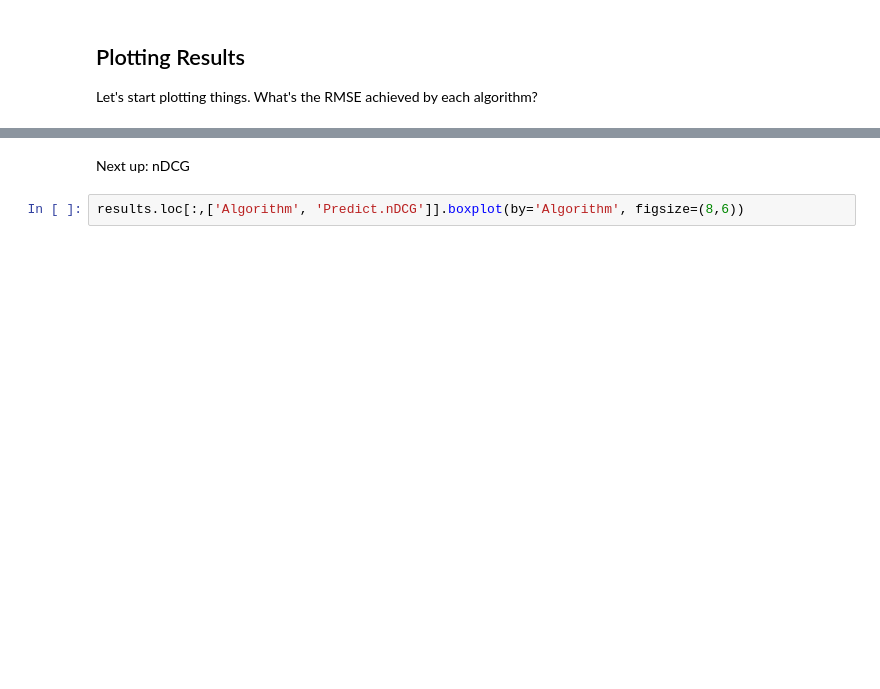
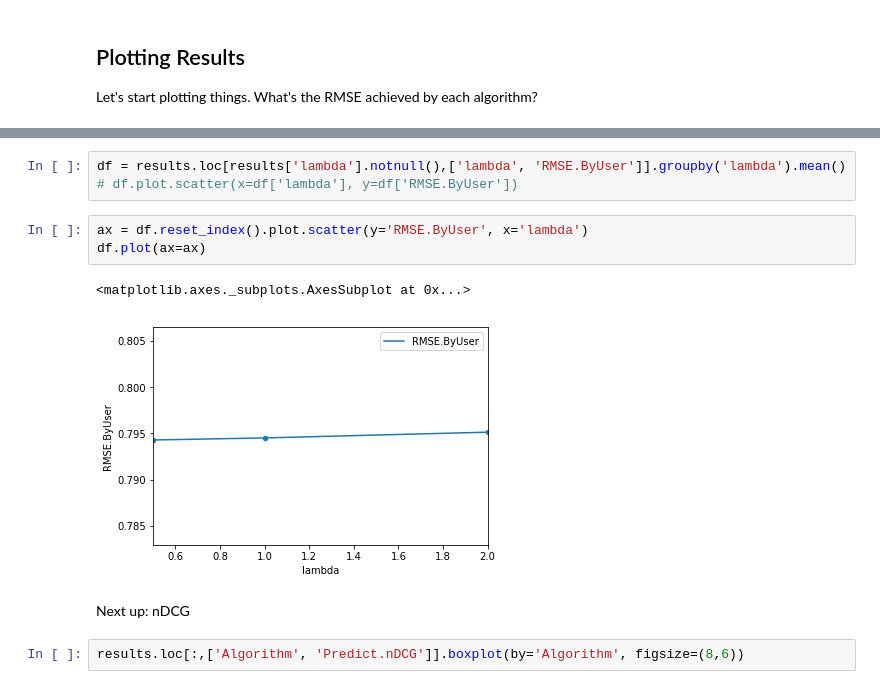
Before and after one commit to KimuraTian/eval-quickstart, a Jupyter notebook: analyze-output.ipynb, the cells around one changed output, grey strips where cells are left out. Cells and saved outputs as stored; diff of their text form; blank space fills up the shorter version.

```diff
--- a/analyze-output.ipynb
+++ b/analyze-output.ipynb
@@ -70,3 +85,12 @@ results.loc[:,['Algorithm', 'RMSE.ByUser']].boxplot(by='Algorithm', figsize=(8,6
+# %%
+df = results.loc[results['lambda'].notnull(),['lambda', 'RMSE.ByUser']].groupby('lambda').mean()
+# df.plot.scatter(x=df['lambda'], y=df['RMSE.ByUser'])
+# %%
+ax = df.reset_index().plot.scatter(y='RMSE.ByUser', x='lambda')
+df.plot(ax=ax)
+# %% [output]
+<matplotlib.axes._subplots.AxesSubplot at 0x...>
+[figure, added]
 # %% [markdown]
 Next up: nDCG
 # %%
```
Also changed, not shown: parts of 6 cells of this notebook, 1 other file.
